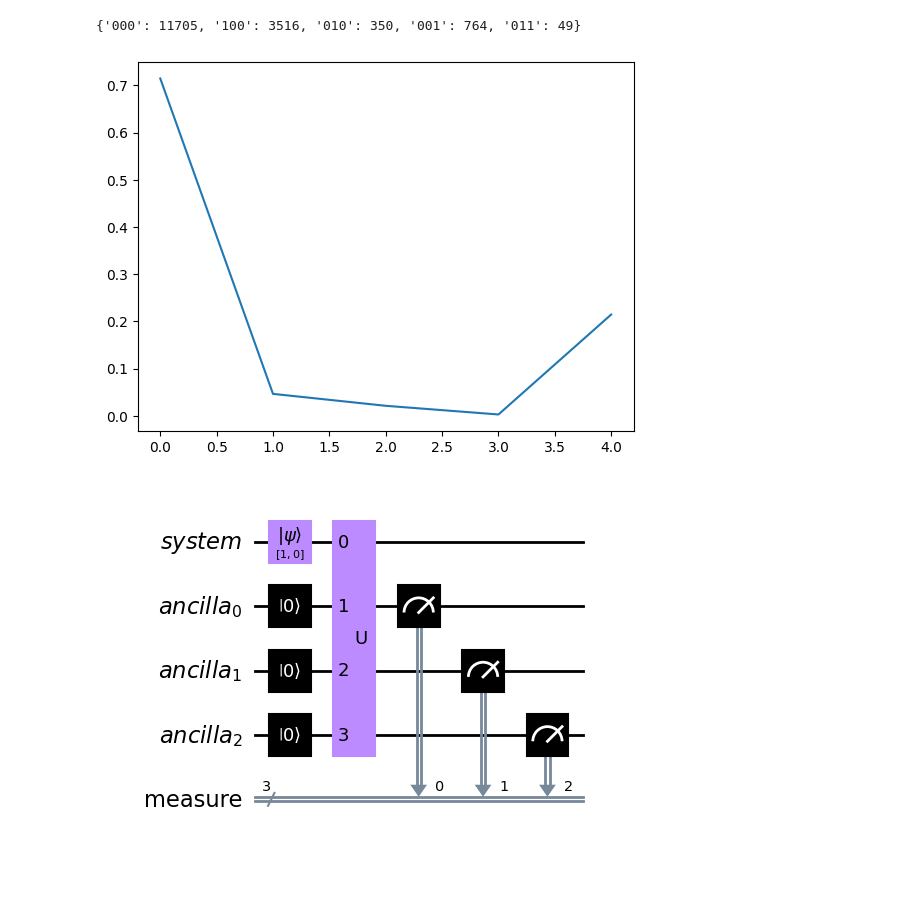
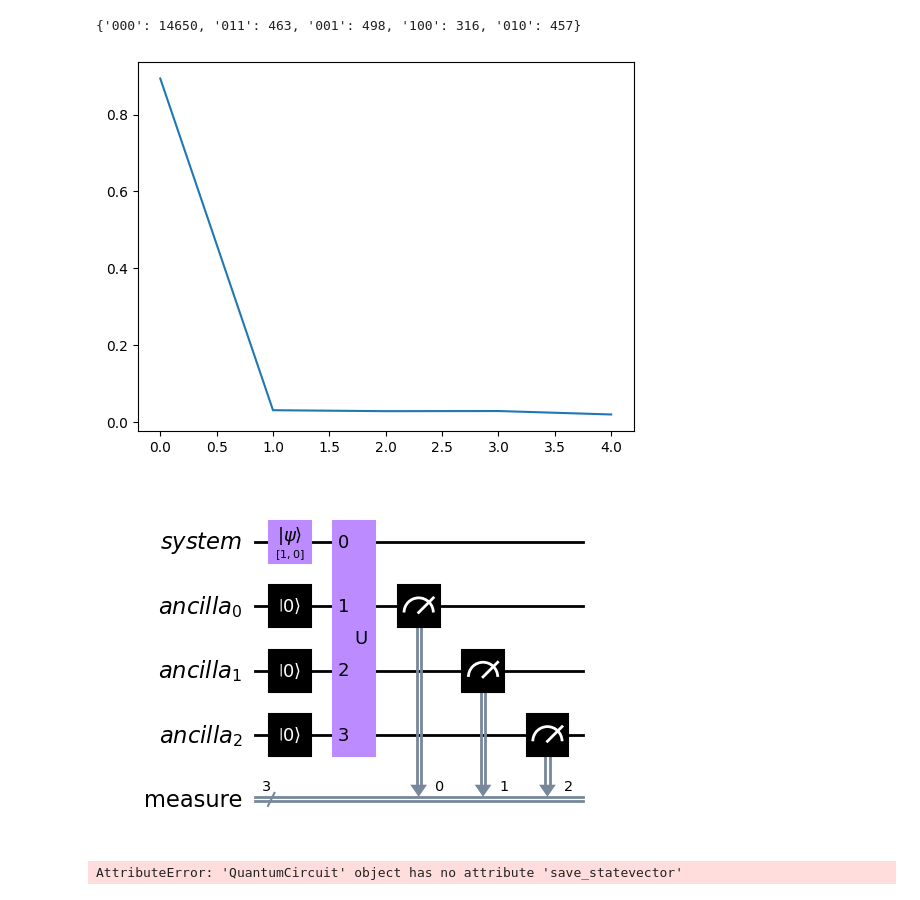
Before and after one commit to jason890317/random_measurement, a Jupyter notebook: random.ipynb, the cells around one changed output. Saved outputs shown, nothing was run; the diff lists cells and outputs as text; code cells hidden in the pictures.

```diff
--- a/random.ipynb
+++ b/random.ipynb
@@ -79,31 +69,31 @@ qc.draw('mpl') #always be put at the final line
 # %%
 ################## generate blended measurement sets #############################################
 
 blended_case_1=blended_measurement(povm_set_case_1,d,m)
 blended_case_2=blended_measurement(povm_set_case_2,d,m)
 
-blended_set=blended_case_1
+blended_set=blended_case_2
 
 blended_set=[ item@item.T.conj() for item in blended_set]
 
 # print(sum(blended_set))
 
 qc=cir.construct_quantum_circuit(blended_set,state)
 
 backend = BasicAer.get_backend('qasm_simulator')
 result = execute(qc, backend, shots=num_shot).result()
 counts = result.get_counts(qc)
 print(counts)
 result_y=[]
 
 for item in sorted(counts.keys()):
     result_y.append(counts[item]/num_shot)
 
 
 plt.plot(range(0,m+1),result_y)
 plt.show()
 qc.draw('mpl') #always be put at the final line
 # %% [output]
-{'000': 11705, '100': 3516, '010': 350, '001': 764, '011': 49}
+{'000': 14650, '011': 463, '001': 498, '100': 316, '010': 457}
-[figure, old version]
+[figure, new version]
 [figure]
@@ -113,0 +100,15 @@ random_pick=random.randint(0,len(blended_set)-1)
+# %%
+############### Blend Measurement impletement #########################
+num_shot=1
+implete_times=10
+
+qc=cir.construct_quantum_circuit(blended_set,state)
+qc.save_statevector()
+for _ in range(implete_times):
+    backend = BasicAer.get_backend('qasm_simulator')
+    result = execute(qc, backend, shots=num_shot).result()
+    counts = result.get_counts(qc)
+
+    print(counts)
+# %% [output]
+AttributeError: 'QuantumCircuit' object has no attribute 'save_statevector'
```
Also changed, not shown: parts of 3 cells of this notebook, 2 other files.
